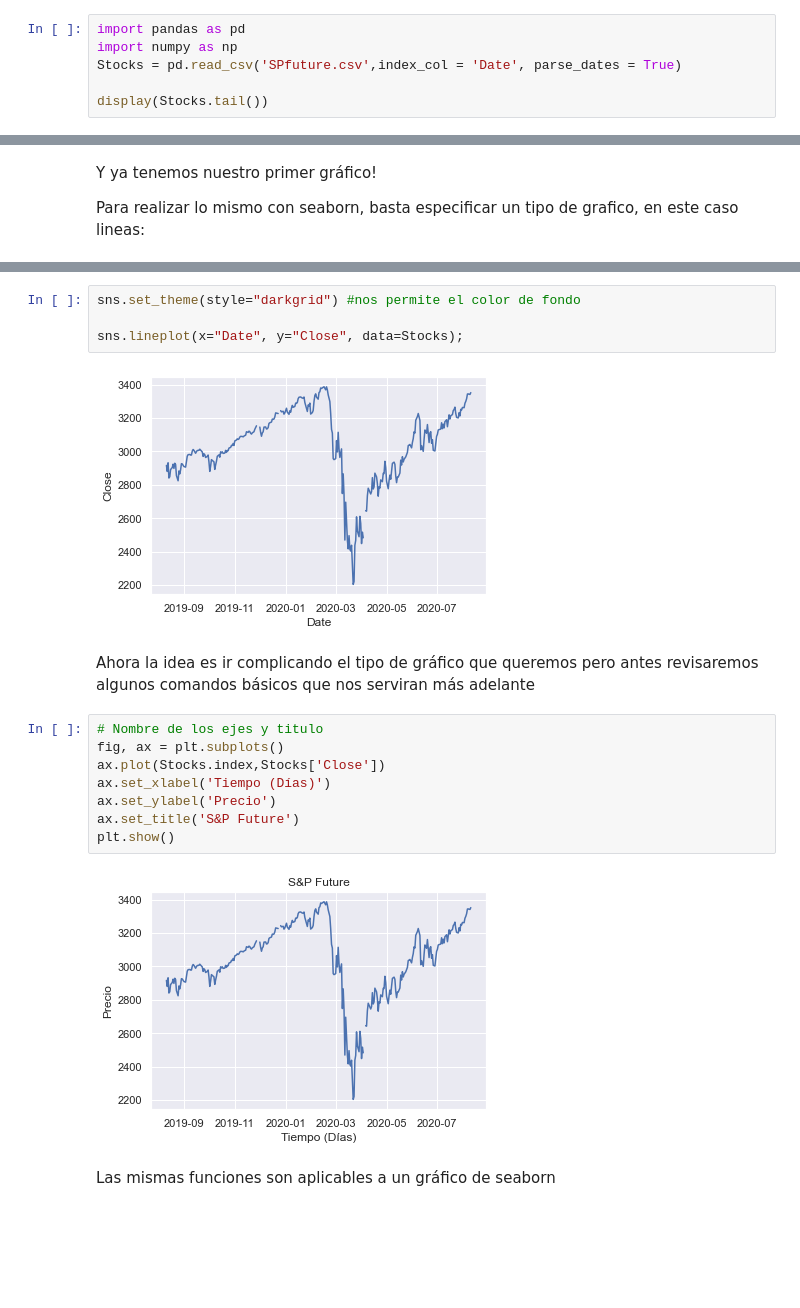
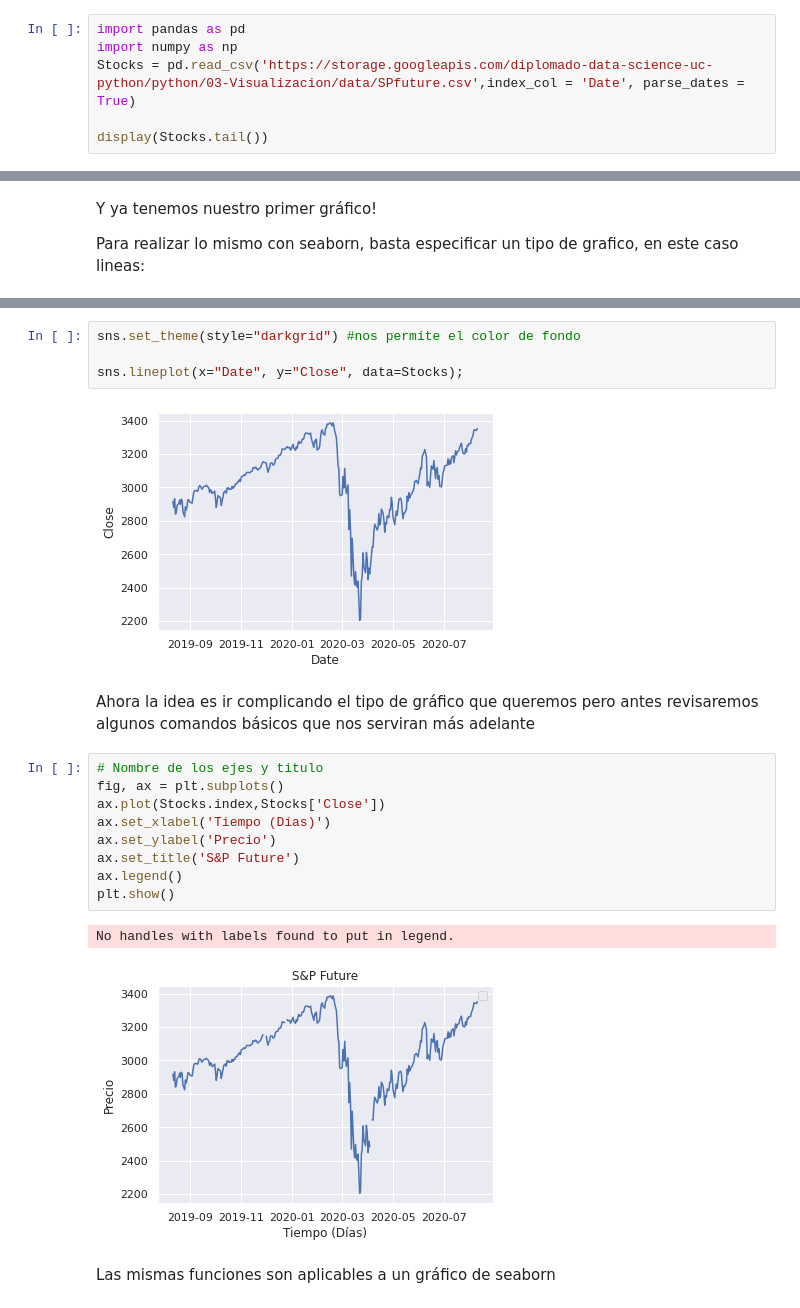
Before and after one commit to Vngel0/Python_UC, a Jupyter notebook: Clase_3_Graficos.ipynb, the cells around one changed output, grey strips where cells are left out. Cells and saved outputs as stored; diff of their text form; blank space fills up the shorter version.

```diff
--- a/Clase_3_Graficos.ipynb
+++ b/Clase_3_Graficos.ipynb
@@ -33,7 +33,7 @@ Lo anterior crea una figura vacia a la cual debemos llenar con la información q
 # %%
 import pandas as pd
 import numpy as np
-Stocks = pd.read_csv('SPfuture.csv',index_col = 'Date', parse_dates = True)
+Stocks = pd.read_csv('https://storage.googleapis.com/diplomado-data-science-uc-python/python/03-Visualizacion/data/SPfuture.csv',index_col = 'Date', parse_dates = True)
 
 display(Stocks.tail())
 # %% [output]
@@ -61,19 +69,21 @@ sns.set_theme(style="darkgrid") #nos permite el color de fondo
 
 sns.lineplot(x="Date", y="Close", data=Stocks);
 # %% [output]
-[figure, old version]
+[figure, new version]
 # %% [markdown]
 Ahora la idea es ir complicando el tipo de gráfico que queremos pero antes revisaremos algunos comandos básicos que nos serviran más adelante
 # %%
 # Nombre de los ejes y titulo
 fig, ax = plt.subplots()
 ax.plot(Stocks.index,Stocks['Close'])
 ax.set_xlabel('Tiempo (Días)')
 ax.set_ylabel('Precio')
 ax.set_title('S&P Future')
+ax.legend()
 plt.show()
 # %% [output]
+No handles with labels found to put in legend.
-[figure, old version]
+[figure, new version]
 # %% [markdown]
 Las mismas funciones son aplicables a un gráfico de seaborn
 # %%
```
Also changed, not shown: parts of 36 cells of this notebook.
